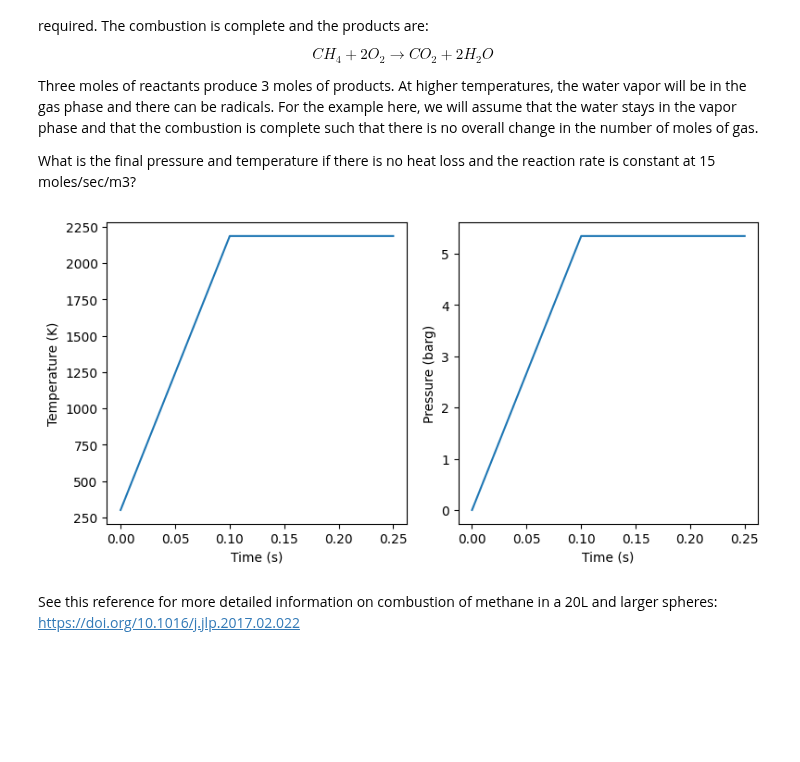
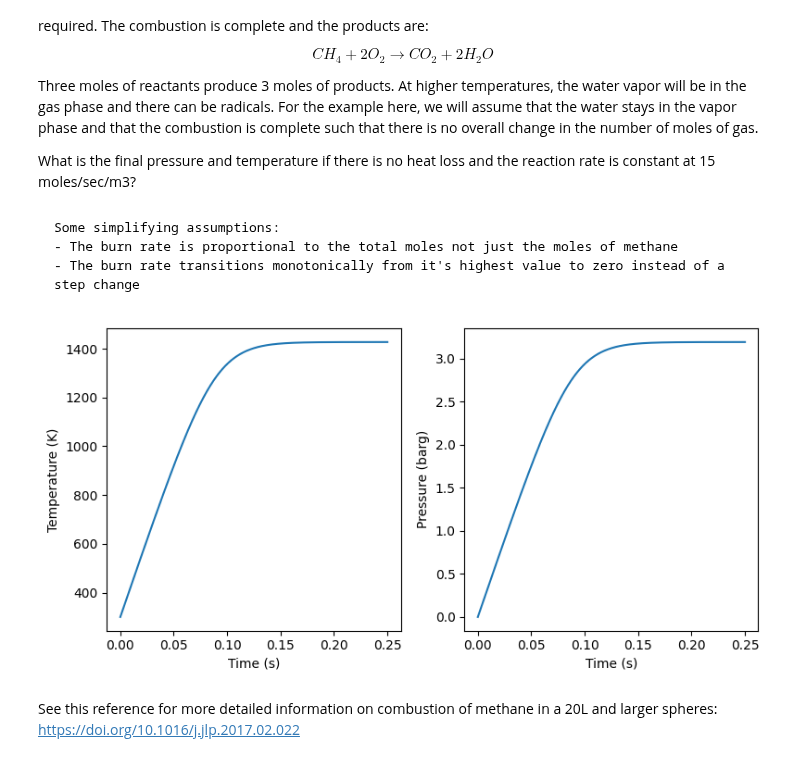
Before and after one commit to clint-bg/safetyinjc, a Jupyter notebook: _sources/physical/25-ReliefAction.ipynb, the cells around one changed output. Cells and saved outputs as stored; diff of their text form; code cells hidden in the pictures; blank space fills up the shorter version.

````diff
--- a/_sources/physical/25-ReliefAction.ipynb
+++ b/_sources/physical/25-ReliefAction.ipynb
@@ -26,46 +48,53 @@ $$
 Three moles of reactants produce 3 moles of products. At higher temperatures, the water vapor will be in the gas phase and there can be radicals. For the example here, we will assume that the water stays in the vapor phase and that the combustion is complete such that there is no overall change in the number of moles of gas.
 
 What is the final pressure and temperature if there is no heat loss and the reaction rate is constant at 15 moles/sec/m3?
+# %% [markdown]
+```{note}
+Some simplifying assumptions:
+- The burn rate is proportional to the total moles not just the moles of methane
+- The burn rate transitions monotonically from it's highest value to zero instead of a step change
+```
 # %%
 #first scenario with 20 liter sphere with methane and air
-#     assume constant burn rate
+#     assume constant burn rate per total moles
 #     3 moles (CH4 and 2O2) react to yield 3 moles (CO2 and 2H2O) thus dn/dt = in - out + gen = 0
 
-k = 15 #moles/sec/m3, estimate of reaction rate of methane and air, assumed constant burn rate
+k = 15 #1/sec/m3, estimate of reaction rate of methane and air, assumed constant burn rate
 tburn = 0.1 #seconds, time to burn 20 liters of methane (rough estimate only)
 V = 20/1000 #20 liter sphere to m^3
 DH_rx = 890.4*1000 #J/mol CH4 , heat of combustion
 Tinitial = 300 #K, initial temperature of sphere
 Pinitial = 85000 #Pa, initial pressure of sphere
 Rg = 8.314 #J/mol*K, ideal gas constant
 n = Pinitial*V/(Rg*Tinitial) #moles of gas in sphere
 Cv = 5/2*Rg #J/mol*K, heat capacity at constant volume (estimate for gases)
+gamma = 1.4 #ratio of specific heats (estimate)
 #energy balance: d(nU)/dt = gen = kV DH_rx
+
+def sigmoid(x, t_switch): #at t_switch, the sigmoid function will be 0.67
+    return 1/(1+np.exp(-5.708/t_switch*x+5))
 
 def derivatives(var, time):
     T = var
-    if time < tburn:
-        dTdt = k*V*DH_rx/(n*Cv)
-    else:
-        dTdt = 0
+    dTdt = n*k*V*DH_rx/(n*Cv)*(1-sigmoid(time, tburn))
     return dTdt
 
 time = np.linspace(0, 0.25, 1000)
 T = odeint(derivatives, Tinitial, time).T[0]
 P = n*Rg*T/V
 
 #plot temperature and pressure in two plots side by side
 fig, ax = plt.subplots(1, 2, figsize=(8, 4))
 ax[0].plot(time, T)
 ax[0].set_xlabel('Time (s)')
 ax[0].set_ylabel('Temperature (K)')
 ax[1].plot(time, P/1e5 - Pinitial/1e5)
 ax[1].set_xlabel('Time (s)')
 ax[1].set_ylabel('Pressure (barg)')
 plt.tight_layout()
 plt.show()
 # %% [output]
-[figure, old version]
+[figure, new version]
 # %% [markdown]
 See this reference for more detailed information on combustion of methane in a 20L and larger spheres: https://doi.org/10.1016/j.jlp.2017.02.022
 # %% [markdown]
````
Also changed, not shown: parts of 11 cells of this notebook, 8 other files.
